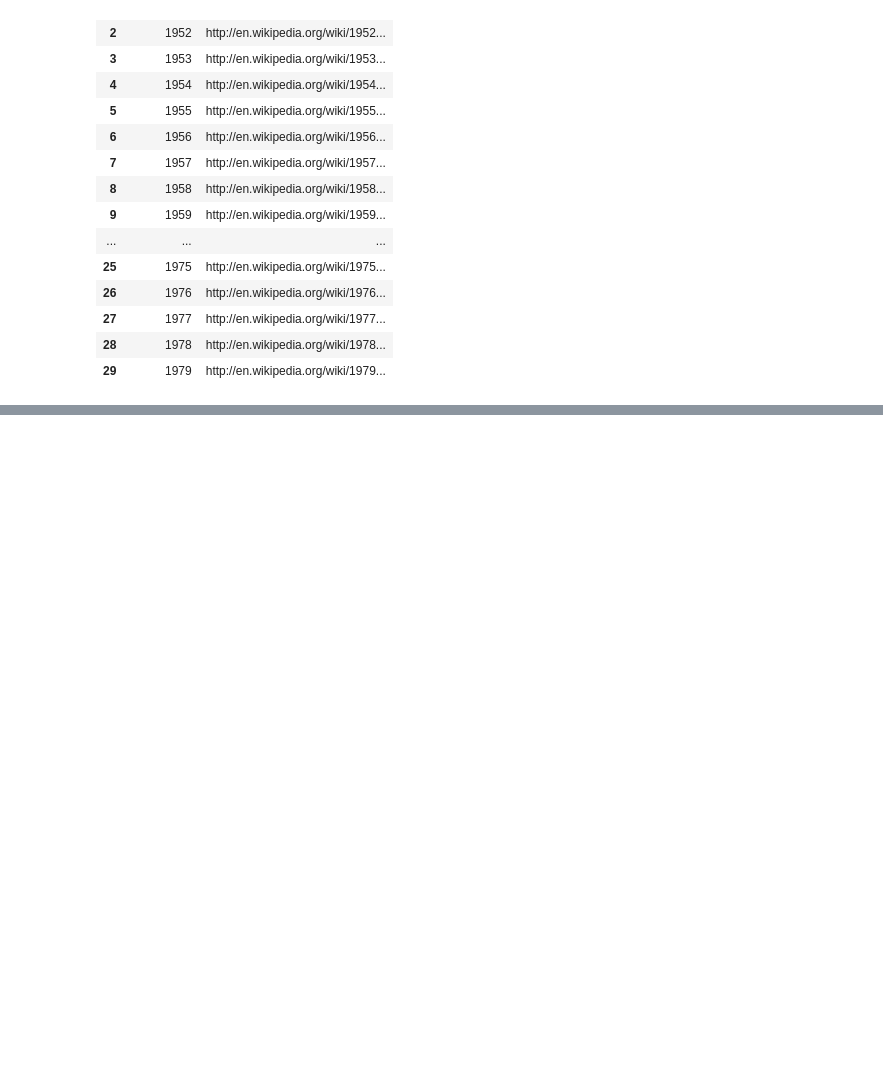
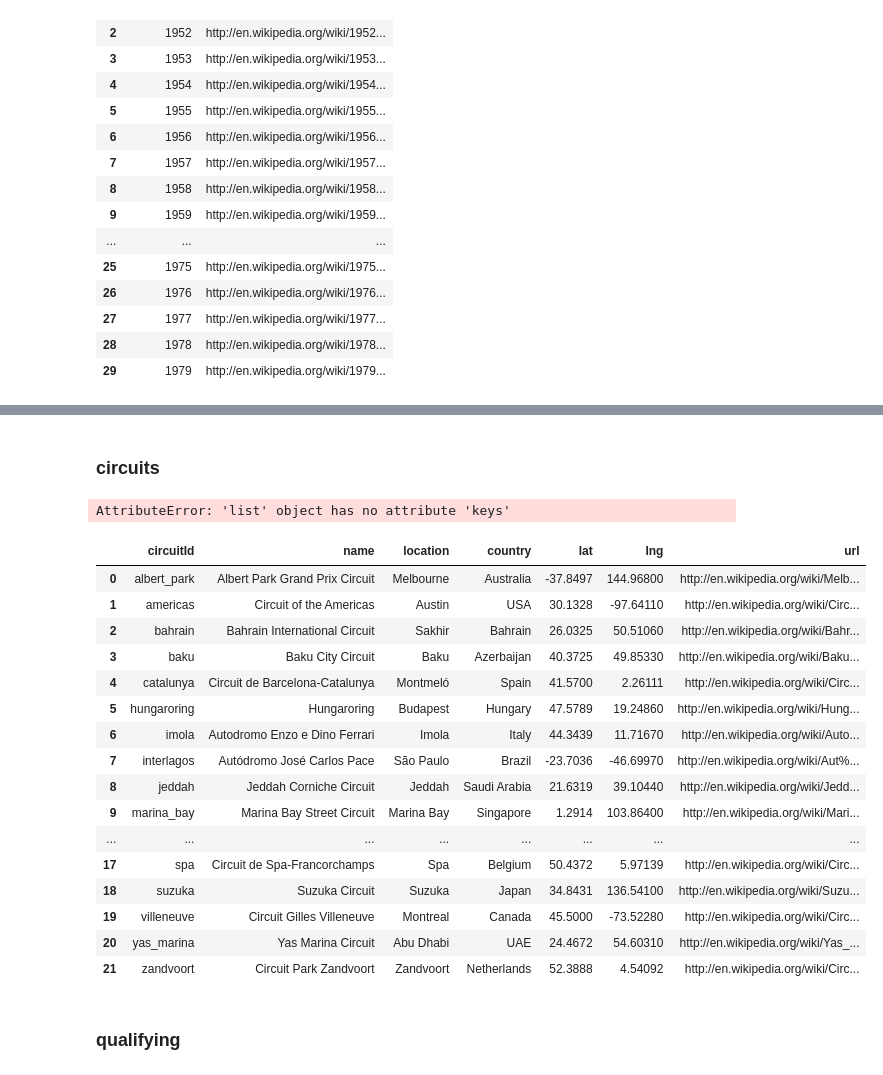
Before and after one commit to Stephanie-Daniella/Formula-1-data, a Jupyter notebook: f1-analisis.ipynb, the cells around one changed output, grey strips where cells are left out. Drawn from its saved outputs; the diff is of its cells as text; code cells hidden in the pictures; blank space fills up the shorter version.

```diff
--- a/f1-analisis.ipynb
+++ b/f1-analisis.ipynb
@@ -240,0 +289,15 @@ pd.DataFrame(season).to_csv('season.csv',index=False)
+# %%
+for year in range(2010,2023):
+    url='http://ergast.com/api/f1/{}/constructors.json'
+    response=requests.get(url.format(year))
+    content=json.loads(response.content)
+# %%
+#constructors ={'constructorId':[],'constructorRef':[],'name':[],'nationality':[],'url':[]}
+constructors ={'constructorId':[],'name':[],'nationality':[],'url':[]}
+for item in content['MRData']['ConstructorTable']['Constructors']:
+    constructors['constructorId'].append(item['constructorId'])
+    #constructors['driverRef'].append(item['driverRef'])
+    constructors['name'].append(item['name'])
+    constructors['nationality'].append(item['nationality'])
+    constructors['url'].append(item['url'])
+pd.DataFrame(constructors)
@@ -240,0 +318,43 @@ pd.DataFrame(season).to_csv('season.csv',index=False)
+# %% [markdown]
+### circuits
+# %%
+for year in range(2010,2023):
+    url='http://ergast.com/api/f1/{}/circuits.json'
+    response=requests.get(url.format(year))
+    content=json.loads(response.content)
+# %%
+content['MRData']['CircuitTable']['Circuits'].keys()
+# %% [output]
+AttributeError: 'list' object has no attribute 'keys'
+# %%
+#cicuits ={'circuitId':[],'cicuitsRef':[],'name':[],'location':[],'country':[],'lat':[],'lng':[],'alt':[],'url':[]}
+circuits ={'circuitId':[],'name':[],'location':[],'country':[],'lat':[],'lng':[],'url':[]}
+for item in content['MRData']['CircuitTable']['Circuits']:
+    circuits['circuitId'].append(item['circuitId'])
+    #circuits['driverRef'].append(item['driverRef'])
+    circuits['lat'].append(float(item['Location']['lat']))
+    circuits['lng'].append(float(item['Location']['long']))
+    circuits['location'].append(item['Location']['locality'])
+    circuits['country'].append(item['Location']['country'])
+    #circuits['alt'].append(item['Location']['alt'])
+    circuits['name'].append(item['circuitName'])
+    circuits['url'].append(item['url'])
+pd.DataFrame(circuits)
+# %% [output]
+|  | circuitId | name | location | country | lat | lng | url |
+| 0 | albert_park | Albert Park Grand Prix Circuit | Melbourne | Australia | -37.8497 | 144.96800 | http://en.wikipedia.org/wiki/Melb... |
+| 1 | americas | Circuit of the Americas | Austin | USA | 30.1328 | -97.64110 | http://en.wikipedia.org/wiki/Circ... |
+| 2 | bahrain | Bahrain International Circuit | Sakhir | Bahrain | 26.0325 | 50.51060 | http://en.wikipedia.org/wiki/Bahr... |
+| 3 | baku | Baku City Circuit | Baku | Azerbaijan | 40.3725 | 49.85330 | http://en.wikipedia.org/wiki/Baku... |
+| 4 | catalunya | Circuit de Barcelona-Catalunya | Montmeló | Spain | 41.5700 | 2.26111 | http://en.wikipedia.org/wiki/Circ... |
+| 5 | hungaroring | Hungaroring | Budapest | Hungary | 47.5789 | 19.24860 | http://en.wikipedia.org/wiki/Hung... |
+| 6 | imola | Autodromo Enzo e Dino Ferrari | Imola | Italy | 44.3439 | 11.71670 | http://en.wikipedia.org/wiki/Auto... |
+| 7 | interlagos | Autódromo José Carlos Pace | São Paulo | Brazil | -23.7036 | -46.69970 | http://en.wikipedia.org/wiki/Aut%... |
+| 8 | jeddah | Jeddah Corniche Circuit | Jeddah | Saudi Arabia | 21.6319 | 39.10440 | http://en.wikipedia.org/wiki/Jedd... |
+| 9 | marina_bay | Marina Bay Street Circuit | Marina Bay | Singapore | 1.2914 | 103.86400 | http://en.wikipedia.org/wiki/Mari... |
+| ... | ... | ... | ... | ... | ... | ... | ... |
+| 17 | spa | Circuit de Spa-Francorchamps | Spa | Belgium | 50.4372 | 5.97139 | http://en.wikipedia.org/wiki/Circ... |
+| 18 | suzuka | Suzuka Circuit | Suzuka | Japan | 34.8431 | 136.54100 | http://en.wikipedia.org/wiki/Suzu... |
+| 19 | villeneuve | Circuit Gilles Villeneuve | Montreal | Canada | 45.5000 | -73.52280 | http://en.wikipedia.org/wiki/Circ... |
+| 20 | yas_marina | Yas Marina Circuit | Abu Dhabi | UAE | 24.4672 | 54.60310 | http://en.wikipedia.org/wiki/Yas_... |
+| 21 | zandvoort | Circuit Park Zandvoort | Zandvoort | Netherlands | 52.3888 | 4.54092 | http://en.wikipedia.org/wiki/Circ... |
@@ -240,0 +363,2 @@ pd.DataFrame(season).to_csv('season.csv',index=False)
+# %% [markdown]
+### qualifying
```
Also changed, not shown: parts of 19 cells of this notebook.
